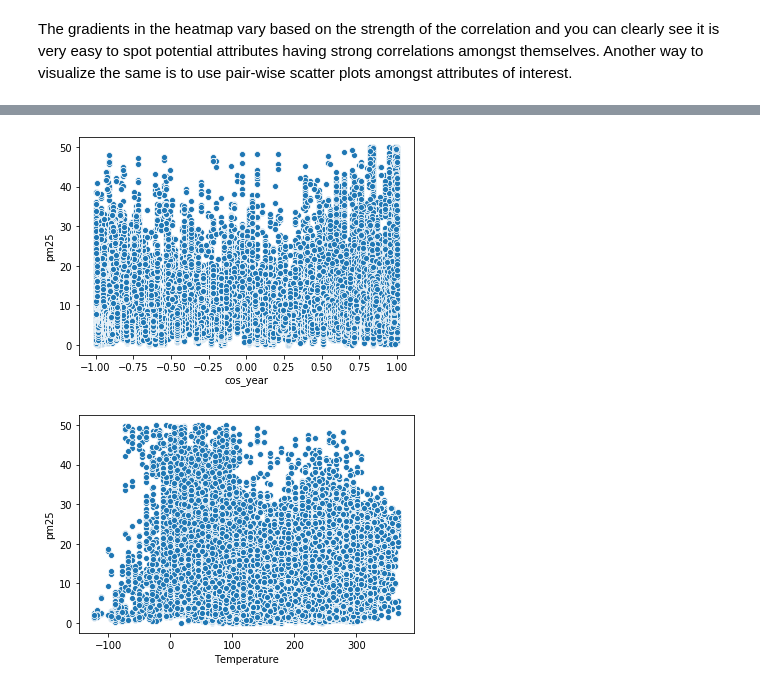
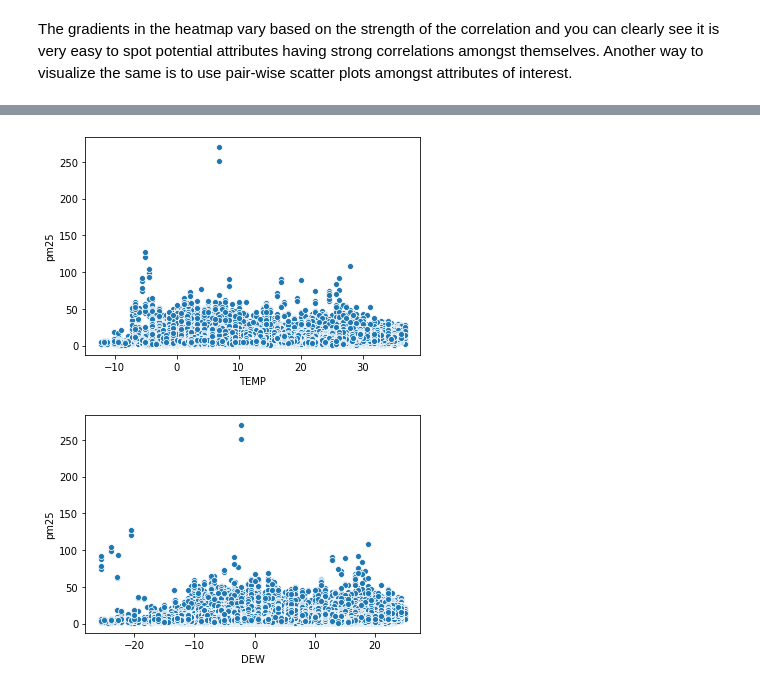
Before and after one commit to georgetown-analytics/Air-Pollution, a Jupyter notebook: model/Jeremy_EDA.ipynb, the cells around one changed output, grey strips where cells are left out. Saved outputs shown, nothing was run; the diff lists cells and outputs as text; code cells hidden in the pictures.

```diff
--- a/model/Jeremy_EDA.ipynb
+++ b/model/Jeremy_EDA.ipynb
@@ -255,8 +372,8 @@ ax = sns.scatterplot(x="sin_year", y="pm25", data=df)
 # %%
-ax = sns.scatterplot(x="cos_year", y="pm25", data=df)
+ax = sns.scatterplot(x="TEMP", y="pm25", data=df)
 # %% [output]
-[figure, old version]
+[figure, new version]
 # %%
-ax = sns.scatterplot(x="Temperature", y="pm25", data=df)
+ax = sns.scatterplot(x="DEW", y="pm25", data=df)
 # %% [output]
-[figure, old version]
+[figure, new version]
```
Also changed, not shown: parts of 29 cells of this notebook.
